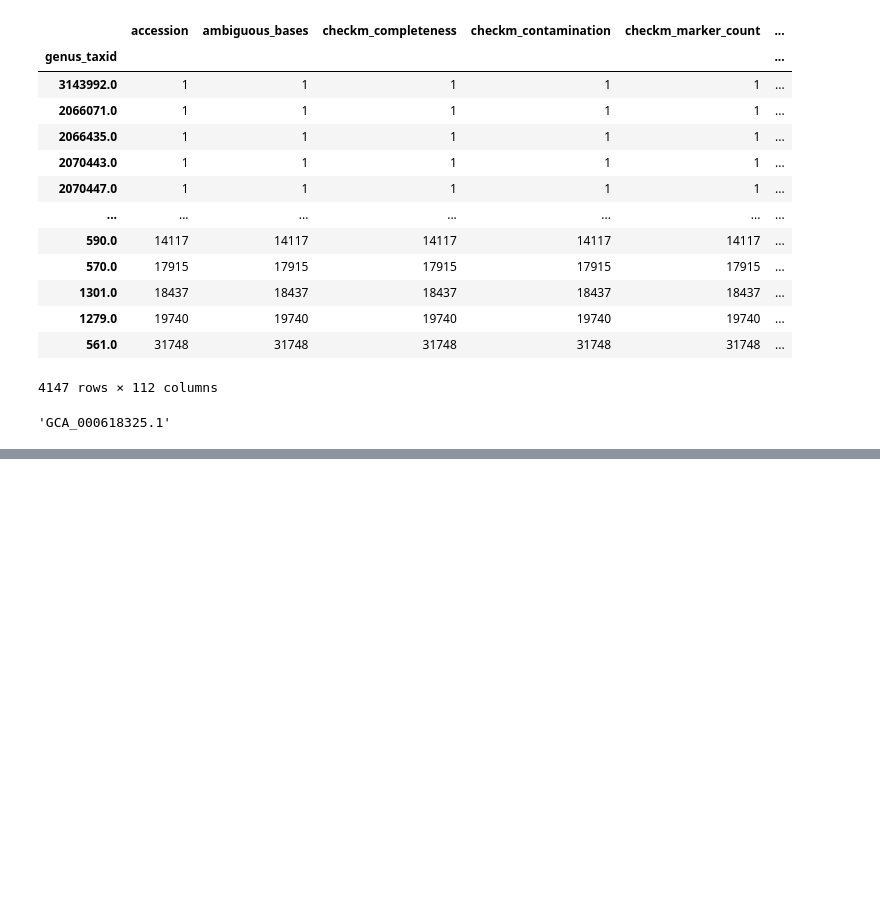
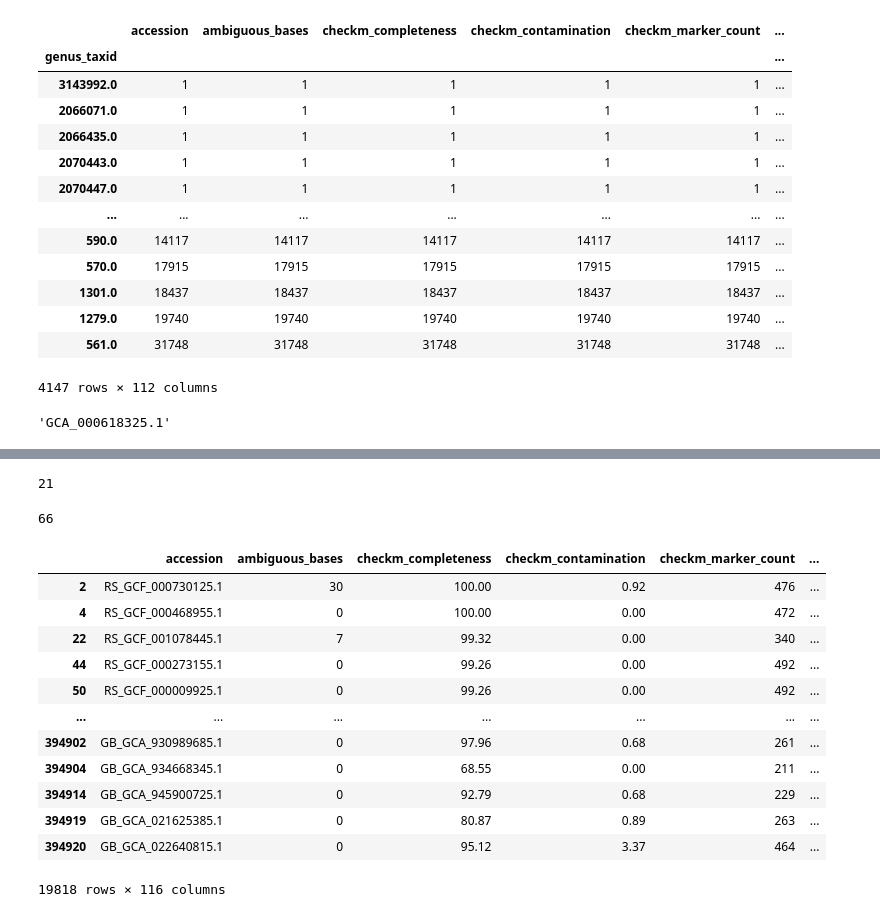
Before and after one commit to GZHoffie/TDT, a Jupyter notebook: gtdb_utils/metadata.ipynb, the cells around one changed output, grey strips where cells are left out. Saved outputs shown, nothing was run; the diff lists cells and outputs as text; code cells hidden in the pictures; blank space fills up the shorter version.

```diff
--- a/gtdb_utils/metadata.ipynb
+++ b/gtdb_utils/metadata.ipynb
@@ -6,3 +27,33 @@ metadata = pd.read_csv("/mnt/c/Users/guzh/tax_data/bac120_metadata.tsv", sep='\t
+# %%
+import re
+
+def get_level(gtdb_taxonomy_string, pattern):
+    match = re.search(pattern, gtdb_taxonomy_string)
+
+    if match:
+        # Extract and print the matched group
+        name = match.group(1)
+        return name
+    else:
+        return None
+
+genus_name = []
+family_name = []
+species_name = []
+
+genus_pattern = r'g__([^;]+)'
+family_pattern = r'f__([^;]+)'
+species_pattern = r's__([^;]+)'
+
+for t in metadata["gtdb_taxonomy"]:
+    genus_name.append(get_level(t, genus_pattern))
+    family_name.append(get_level(t, family_pattern))
+    species_name.append(get_level(t, species_pattern))
+
+
+metadata["genus_name"] = genus_name
+metadata["family_name"] = family_name
+metadata["species_name"] = species_name
 # %%
 metadata
 # %% [output]
@@ -57,0 +73,2 @@ Name: ncbi_genome_category, Length: 394932, dtype: object
+# %%
+sample_df = metadata[["ncbi_genbank_assembly_accession", "family_name", "genus_name", "species_name"]]
@@ -132,0 +280,4 @@ for i in tqdm(range(len(escherichia_df))):
+# %%
+len(set(read_genus_taxid))
+# %% [output]
+21
@@ -132,0 +286,20 @@ for i in tqdm(range(len(escherichia_df))):
+# %%
+len(read_genus_taxid)
+# %% [output]
+66
+# %%
+sample_df
+# %% [output]
+|  | accession | ambiguous_bases | checkm_completeness | checkm_contamination | checkm_marker_count | ... |
+| 2 | RS_GCF_000730125.1 | 30 | 100.00 | 0.92 | 476 | ... |
+| 4 | RS_GCF_000468955.1 | 0 | 100.00 | 0.00 | 472 | ... |
+| 22 | RS_GCF_001078445.1 | 7 | 99.32 | 0.00 | 340 | ... |
+| 44 | RS_GCF_000273155.1 | 0 | 99.26 | 0.00 | 492 | ... |
+| 50 | RS_GCF_000009925.1 | 0 | 99.26 | 0.00 | 492 | ... |
+| ... | ... | ... | ... | ... | ... | ... |
+| 394902 | GB_GCA_930989685.1 | 0 | 97.96 | 0.68 | 261 | ... |
+| 394904 | GB_GCA_934668345.1 | 0 | 68.55 | 0.00 | 211 | ... |
+| 394914 | GB_GCA_945900725.1 | 0 | 92.79 | 0.68 | 229 | ... |
+| 394919 | GB_GCA_021625385.1 | 0 | 80.87 | 0.89 | 263 | ... |
+| 394920 | GB_GCA_022640815.1 | 0 | 95.12 | 3.37 | 464 | ... |
+19818 rows × 116 columns
```
Also changed, not shown: parts of 22 cells of this notebook, 6 other files.
